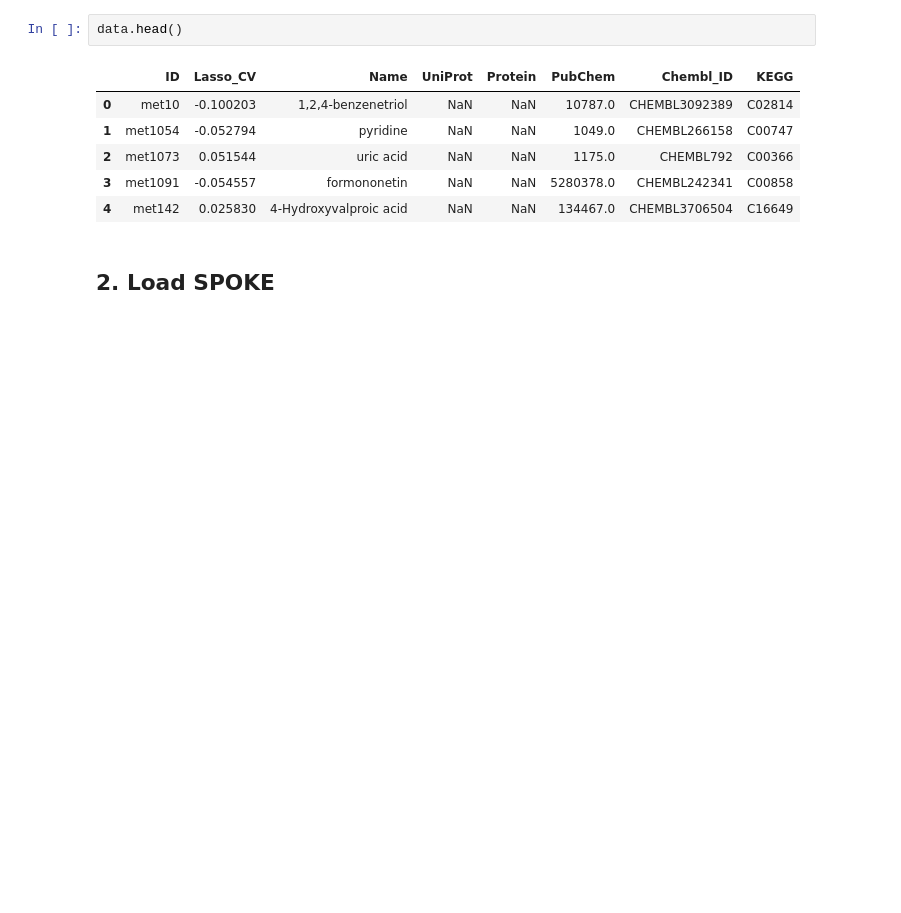
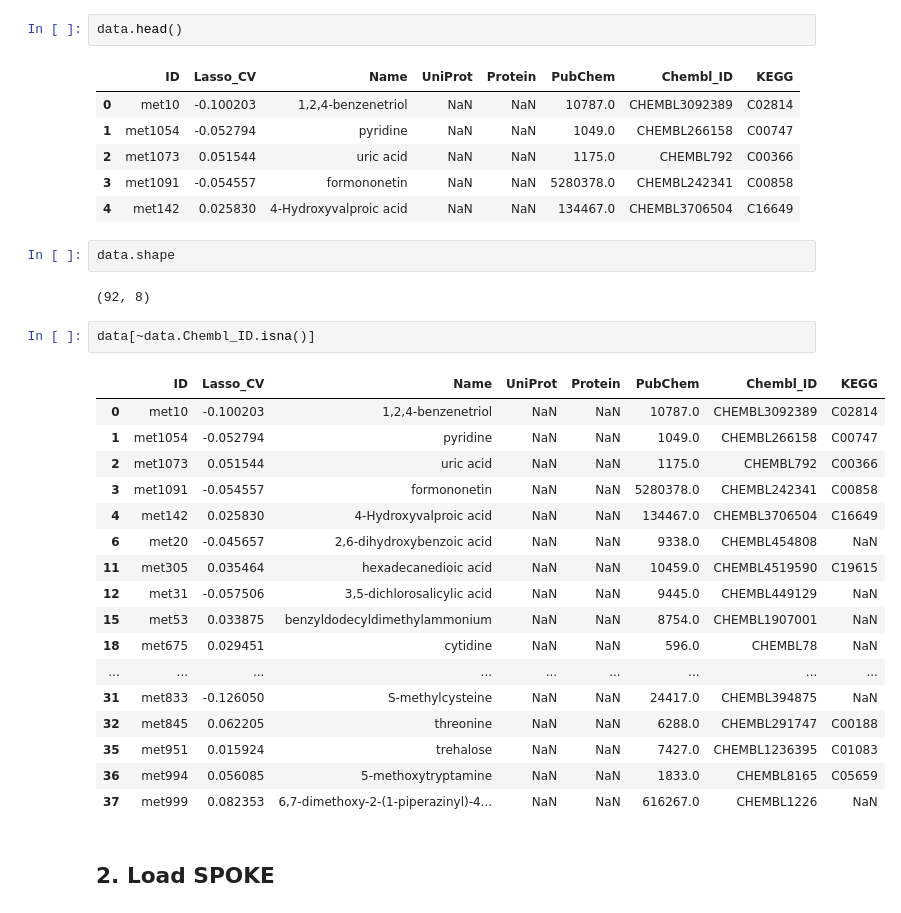
Before and after one commit to yjzhang/kg_feature_engineering, a Jupyter notebook: notebooks/Feature_Analysis_2.ipynb, the cells around one changed output. Drawn from its saved outputs; the diff is of its cells as text; blank space fills up the shorter version.

```diff
--- a/notebooks/Feature_Analysis_2.ipynb
+++ b/notebooks/Feature_Analysis_2.ipynb
@@ -21,6 +21,30 @@ data.head()
 | 2 | met1073 | 0.051544 | uric acid | NaN | NaN | 1175.0 | CHEMBL792 | C00366 |
 | 3 | met1091 | -0.054557 | formononetin | NaN | NaN | 5280378.0 | CHEMBL242341 | C00858 |
 | 4 | met142 | 0.025830 | 4-Hydroxyvalproic acid | NaN | NaN | 134467.0 | CHEMBL3706504 | C16649 |
+# %%
+data.shape
+# %% [output]
+(92, 8)
+# %%
+data[~data.Chembl_ID.isna()]
+# %% [output]
+|  | ID | Lasso_CV | Name | UniProt | Protein | PubChem | Chembl_ID | KEGG |
+| 0 | met10 | -0.100203 | 1,2,4-benzenetriol | NaN | NaN | 10787.0 | CHEMBL3092389 | C02814 |
+| 1 | met1054 | -0.052794 | pyridine | NaN | NaN | 1049.0 | CHEMBL266158 | C00747 |
+| 2 | met1073 | 0.051544 | uric acid | NaN | NaN | 1175.0 | CHEMBL792 | C00366 |
+| 3 | met1091 | -0.054557 | formononetin | NaN | NaN | 5280378.0 | CHEMBL242341 | C00858 |
+| 4 | met142 | 0.025830 | 4-Hydroxyvalproic acid | NaN | NaN | 134467.0 | CHEMBL3706504 | C16649 |
+| 6 | met20 | -0.045657 | 2,6-dihydroxybenzoic acid | NaN | NaN | 9338.0 | CHEMBL454808 | NaN |
+| 11 | met305 | 0.035464 | hexadecanedioic acid | NaN | NaN | 10459.0 | CHEMBL4519590 | C19615 |
+| 12 | met31 | -0.057506 | 3,5-dichlorosalicylic acid | NaN | NaN | 9445.0 | CHEMBL449129 | NaN |
+| 15 | met53 | 0.033875 | benzyldodecyldimethylammonium | NaN | NaN | 8754.0 | CHEMBL1907001 | NaN |
+| 18 | met675 | 0.029451 | cytidine | NaN | NaN | 596.0 | CHEMBL78 | NaN |
+| ... | ... | ... | ... | ... | ... | ... | ... | ... |
+| 31 | met833 | -0.126050 | S-methylcysteine | NaN | NaN | 24417.0 | CHEMBL394875 | NaN |
+| 32 | met845 | 0.062205 | threonine | NaN | NaN | 6288.0 | CHEMBL291747 | C00188 |
+| 35 | met951 | 0.015924 | trehalose | NaN | NaN | 7427.0 | CHEMBL1236395 | C01083 |
+| 36 | met994 | 0.056085 | 5-methoxytryptamine | NaN | NaN | 1833.0 | CHEMBL8165 | C05659 |
+| 37 | met999 | 0.082353 | 6,7-dimethoxy-2-(1-piperazinyl)-4... | NaN | NaN | 616267.0 | CHEMBL1226 | NaN |
 # %% [markdown]
 ## 2. Load SPOKE
 # %%
```
Also changed, not shown: 3 other files.
